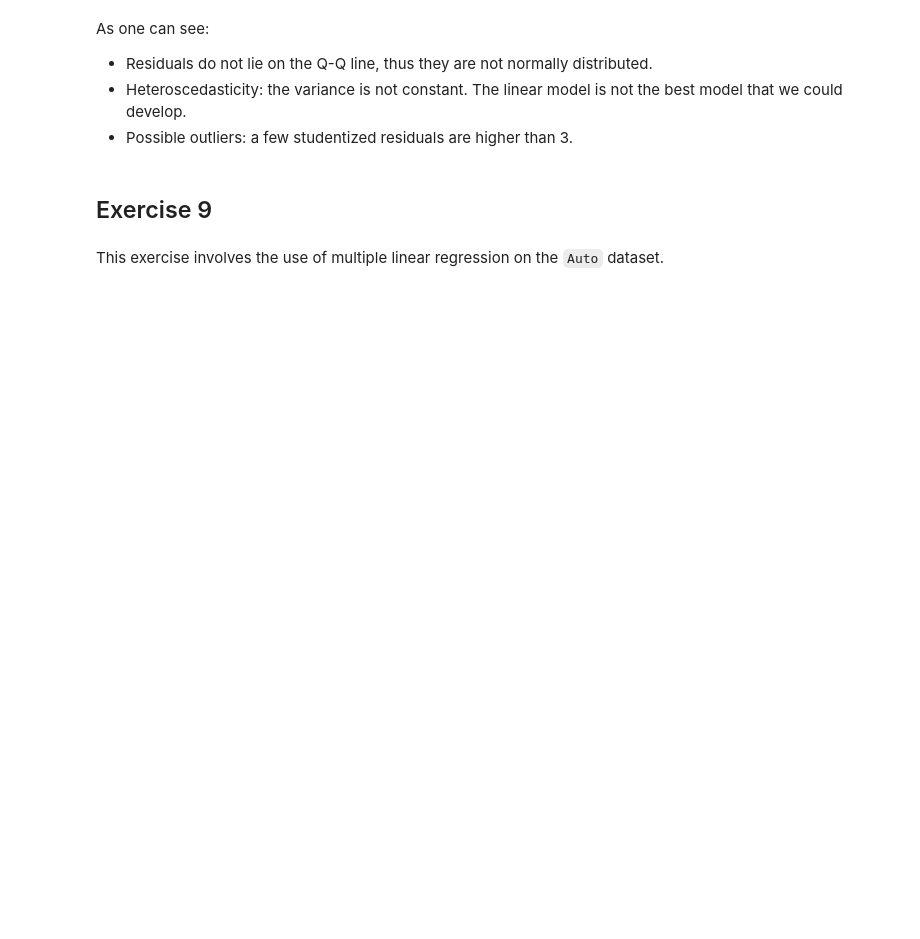
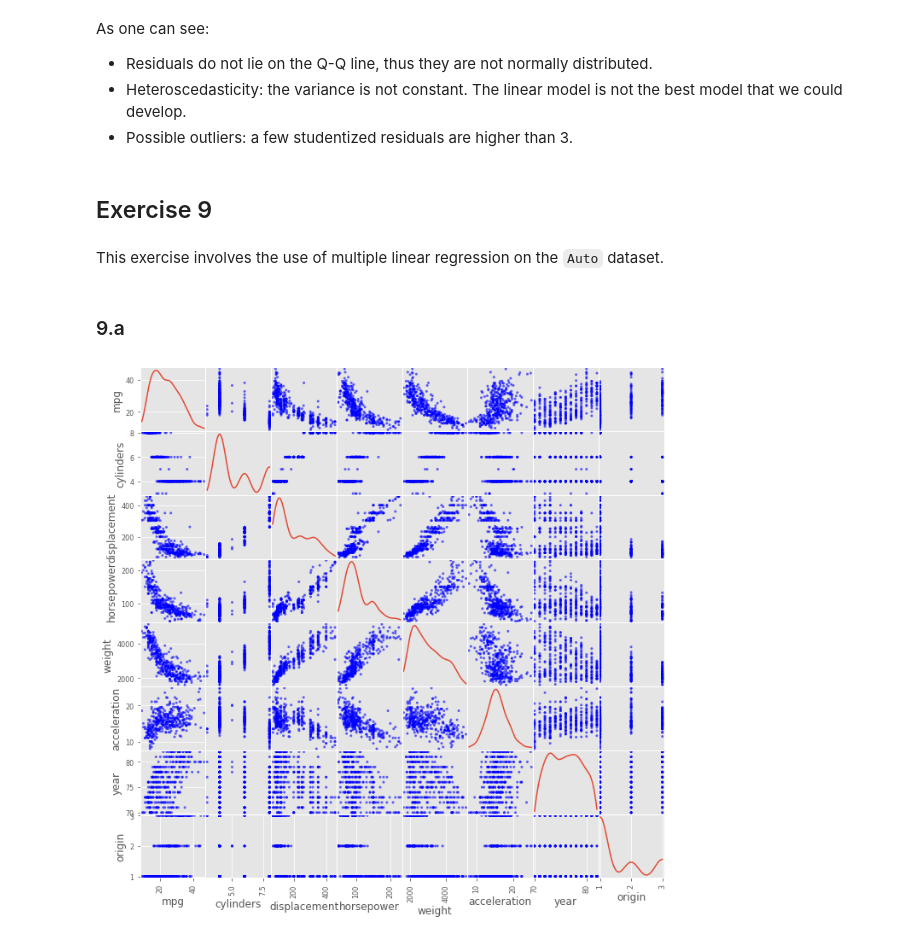
Before and after one commit to maurock/ISLR, a Jupyter notebook: Chapter_3.ipynb, the cells around one changed output. Drawn from its saved outputs; the diff is of its cells as text; code cells hidden in the pictures; blank space fills up the shorter version.

```diff
--- a/Chapter_3.ipynb
+++ b/Chapter_3.ipynb
@@ -373,3 +378,9 @@ This exercise involves the use of multiple linear regression on the `Auto` datas
 auto = pd.read_csv('data/Auto.csv')
 auto.drop(auto[auto.values == '?'].index, inplace = True)
 auto['horsepower'] = pd.to_numeric(auto['horsepower'])
+# %% [markdown]
+### 9.a
+# %%
+scatterplot = pd.plotting.scatter_matrix(auto, alpha = 0.6, figsize = (11, 11), diagonal = 'kde', color='blue')
+# %% [output]
+[figure, added]
```
Also changed, not shown: parts of 26 cells of this notebook.
